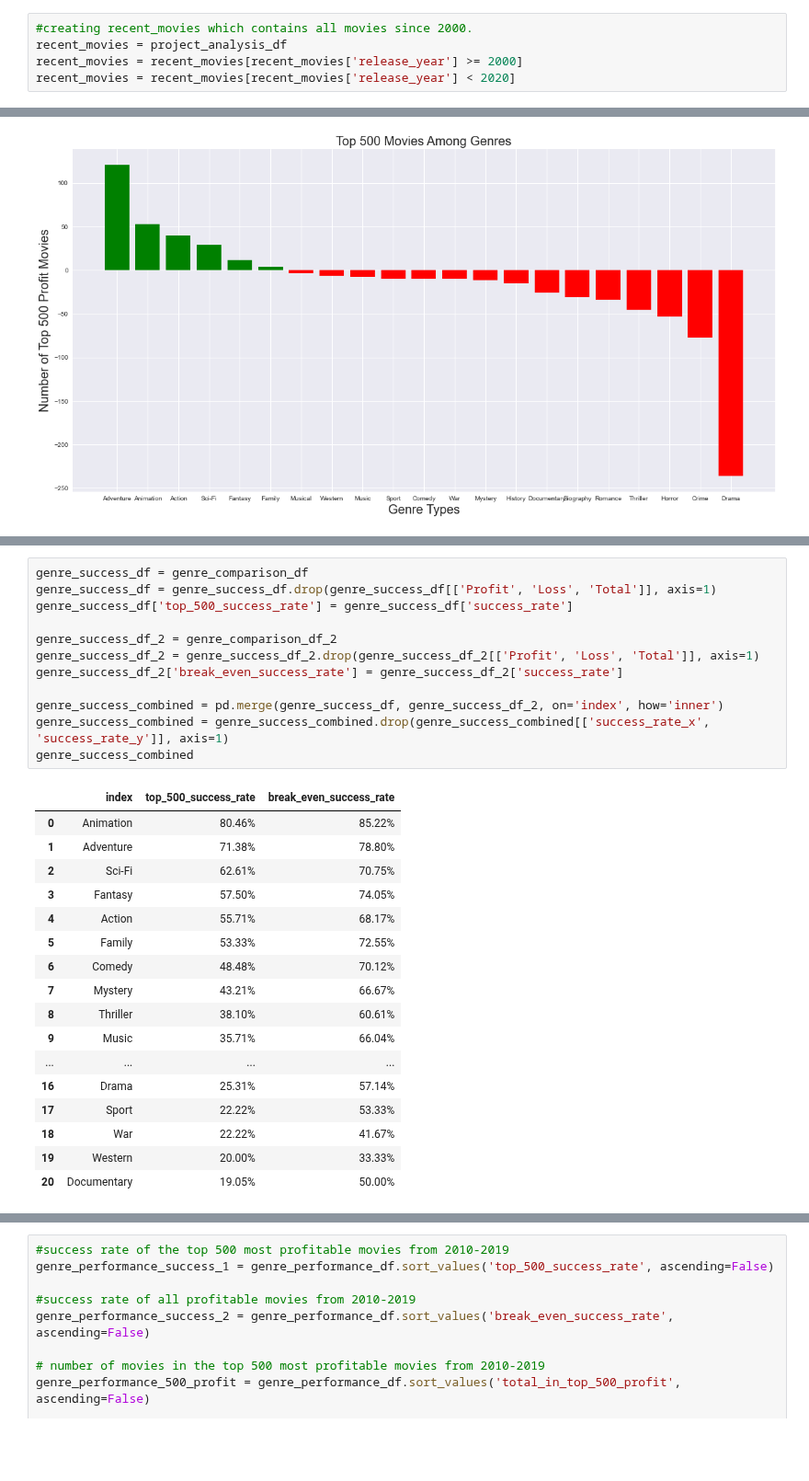
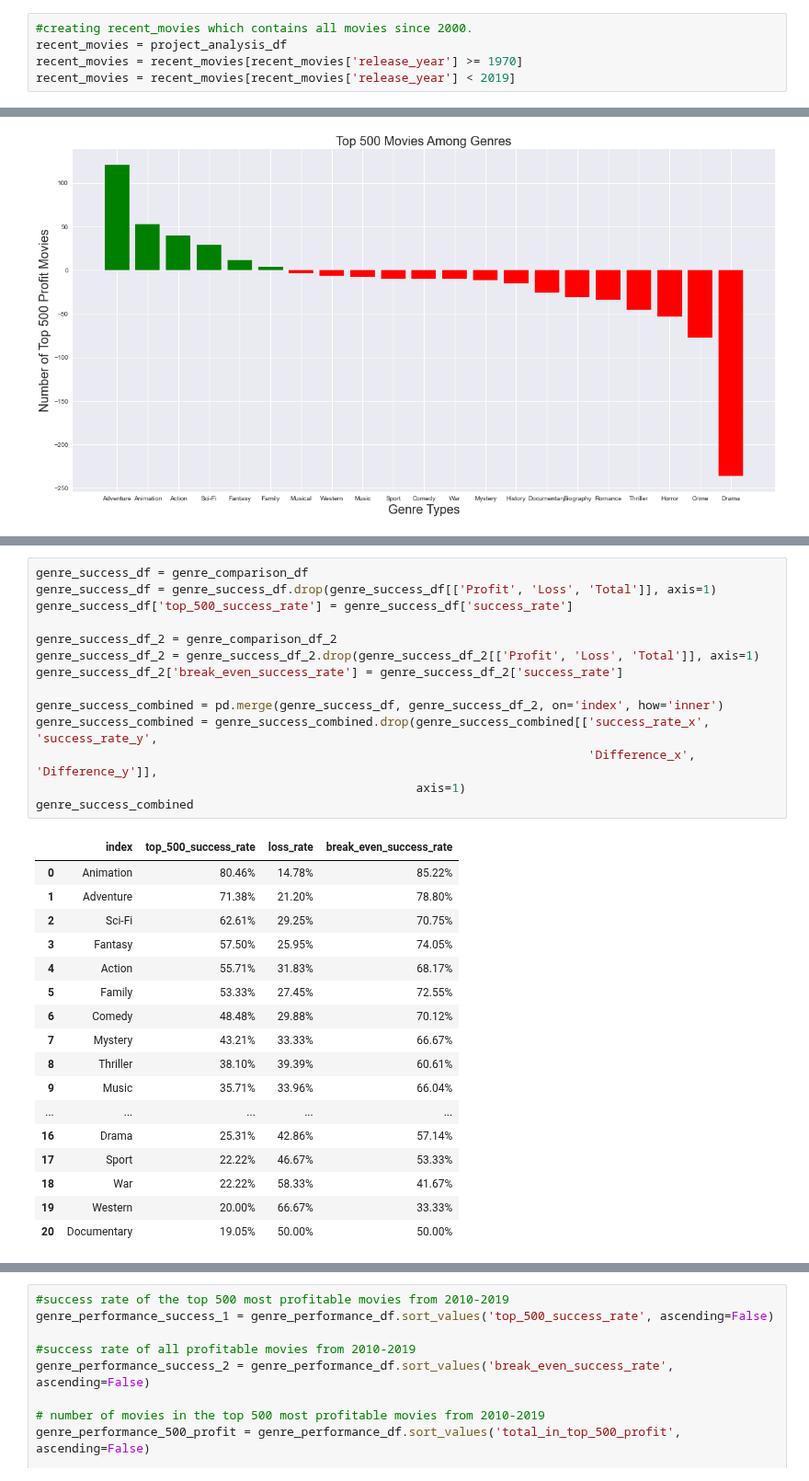
Before and after one commit to jxn628/dsc-phase-1-project, a Jupyter notebook: student.ipynb, the cells around one changed output, grey strips where cells are left out. Shown at 92% size. Drawn from its saved outputs; the diff is of its cells as text; blank space fills up the shorter version.

```diff
--- a/student.ipynb
+++ b/student.ipynb
@@ -560,5 +560,5 @@ project_analysis_df.describe()
 # %%
 #creating recent_movies which contains all movies since 2000.
 recent_movies = project_analysis_df
-recent_movies = recent_movies[recent_movies['release_year'] >= 2000]
-recent_movies = recent_movies[recent_movies['release_year'] < 2020]
+recent_movies = recent_movies[recent_movies['release_year'] >= 1970]
+recent_movies = recent_movies[recent_movies['release_year'] < 2019]
@@ -955,30 +1002,32 @@ ax.set_title('Break Even Success Rate Among Genres', size=20);
 # %%
 genre_success_df = genre_comparison_df
 genre_success_df = genre_success_df.drop(genre_success_df[['Profit', 'Loss', 'Total']], axis=1)
 genre_success_df['top_500_success_rate'] = genre_success_df['success_rate']
 
 genre_success_df_2 = genre_comparison_df_2
 genre_success_df_2 = genre_success_df_2.drop(genre_success_df_2[['Profit', 'Loss', 'Total']], axis=1)
 genre_success_df_2['break_even_success_rate'] = genre_success_df_2['success_rate']
 
 genre_success_combined = pd.merge(genre_success_df, genre_success_df_2, on='index', how='inner')
-genre_success_combined = genre_success_combined.drop(genre_success_combined[['success_rate_x', 'success_rate_y']], axis=1)
+genre_success_combined = genre_success_combined.drop(genre_success_combined[['success_rate_x', 'success_rate_y',
+                                                                             'Difference_x', 'Difference_y']],
+                                                     axis=1)
 genre_success_combined
 # %% [output]
-|  | index | top_500_success_rate | break_even_success_rate |
-| 0 | Animation | 80.46% | 85.22% |
-| 1 | Adventure | 71.38% | 78.80% |
-| 2 | Sci-Fi | 62.61% | 70.75% |
-| 3 | Fantasy | 57.50% | 74.05% |
-| 4 | Action | 55.71% | 68.17% |
-| 5 | Family | 53.33% | 72.55% |
-| 6 | Comedy | 48.48% | 70.12% |
-| 7 | Mystery | 43.21% | 66.67% |
-| 8 | Thriller | 38.10% | 60.61% |
-| 9 | Music | 35.71% | 66.04% |
-| ... | ... | ... | ... |
-| 16 | Drama | 25.31% | 57.14% |
-| 17 | Sport | 22.22% | 53.33% |
-| 18 | War | 22.22% | 41.67% |
-| 19 | Western | 20.00% | 33.33% |
-| 20 | Documentary | 19.05% | 50.00% |
+|  | index | top_500_success_rate | loss_rate | break_even_success_rate |
+| 0 | Animation | 80.46% | 14.78% | 85.22% |
+| 1 | Adventure | 71.38% | 21.20% | 78.80% |
+| 2 | Sci-Fi | 62.61% | 29.25% | 70.75% |
+| 3 | Fantasy | 57.50% | 25.95% | 74.05% |
+| 4 | Action | 55.71% | 31.83% | 68.17% |
+| 5 | Family | 53.33% | 27.45% | 72.55% |
+| 6 | Comedy | 48.48% | 29.88% | 70.12% |
+| 7 | Mystery | 43.21% | 33.33% | 66.67% |
+| 8 | Thriller | 38.10% | 39.39% | 60.61% |
+| 9 | Music | 35.71% | 33.96% | 66.04% |
+| ... | ... | ... | ... | ... |
+| 16 | Drama | 25.31% | 42.86% | 57.14% |
+| 17 | Sport | 22.22% | 46.67% | 53.33% |
+| 18 | War | 22.22% | 58.33% | 41.67% |
+| 19 | Western | 20.00% | 66.67% | 33.33% |
+| 20 | Documentary | 19.05% | 50.00% | 50.00% |
```
Also changed, not shown: parts of 60 cells of this notebook.
